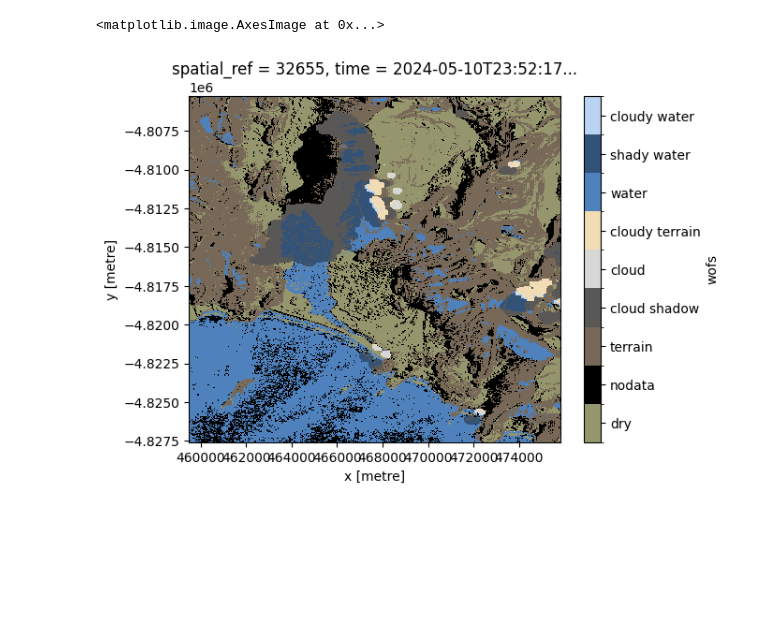
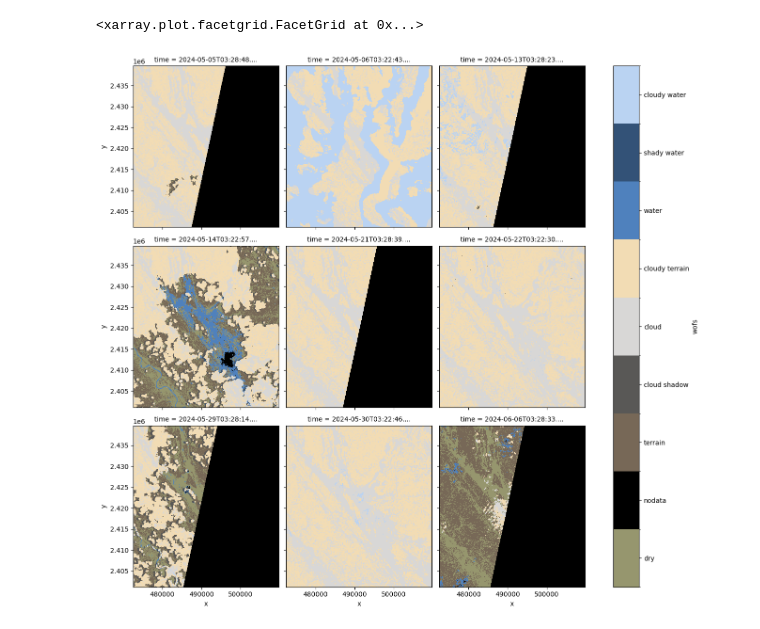
Before and after one commit to auspatious/notebook-examples, a Jupyter notebook: mspc_wofs.ipynb, the cells around one changed output. Drawn from its saved outputs; the diff is of its cells as text; code cells hidden in the pictures; blank space fills up the shorter version.

```diff
--- a/mspc_wofs.ipynb
+++ b/mspc_wofs.ipynb
@@ -16,10 +17,15 @@ mspc_landsat_collection = "landsat-c2-l2"
 client = Client.open(mspc_catalog)
 
 # Tasmanian south west, near Precipitous bluff
-bbox = [146.5, -43.6, 146.7, -43.4]
+# bbox = [146.5, -43.6, 146.7, -43.4]
 
-# This image is clear
-datetime = "2024-05-10"
+# Vietnam
+ll = (21.71400538718078, 104.7342998642433)
+ur = (22.061659473619418, 105.0941409499825)
+bbox = [ll[1], ll[0], ur[1], ur[0]]
+
+# Use June 2024, but pick a single date
+datetime = "2024-05/2024-06"
 
 # Search for Landsat data
 items = list(
@@ -43,13 +49,12 @@ data = (
         bands=wofs_bands_qa,
         resolution=30,
         chunks={"x": 2048, "y": 2048},
+        groupby="solar_day",
         patch_url=sign_url,
     )
     .squeeze()
     .load()
 )
 
-# plot the scenes so we can pick one
-data[["red", "green", "blue"]].to_array().plot.imshow(
-    size=5, vmin=7000, vmax=10000)
+data
 # %% [output]
@@ -105,7 +134,7 @@ data.wofs.plot.imshow()
 # %%
 from dea_tools.plotting import plot_wo
 
-plot_wo(data.wofs)
+plot_wo(data.wofs, col="time", col_wrap=3, size=4)
 # %% [output]
-<matplotlib.image.AxesImage at 0x...>
+<xarray.plot.facetgrid.FacetGrid at 0x...>
-[figure, old version]
+[figure, new version]
```
Also changed, not shown: parts of 9 cells of this notebook.
